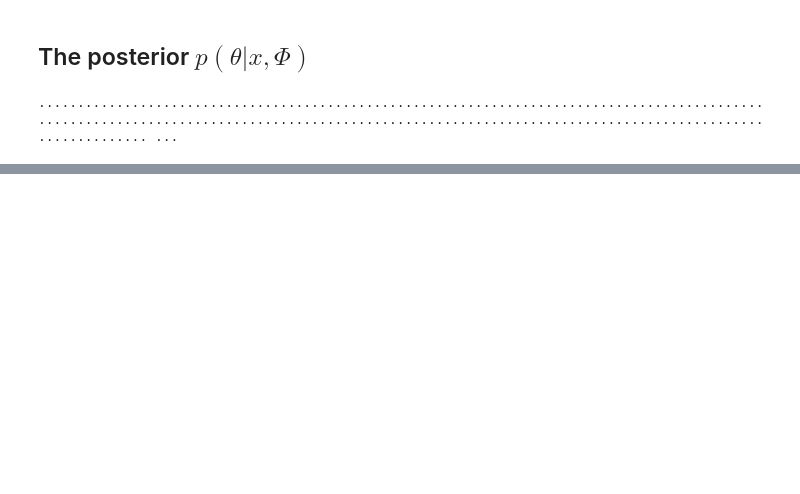
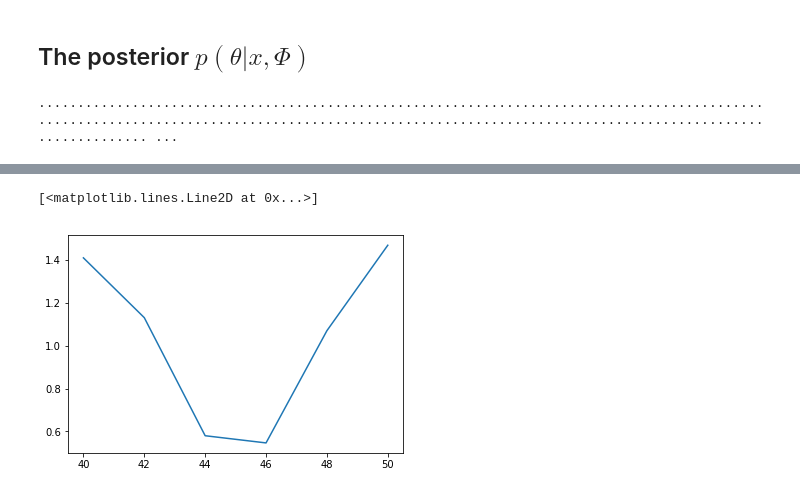
Before and after one commit to cranmer/active_sciencing, a Jupyter notebook: clean/active_weinberg.ipynb, the cells around one changed output, grey strips where cells are left out. Cells and saved outputs as stored; diff of their text form; code cells hidden in the pictures; blank space fills up the shorter version.

```diff
--- a/clean/active_weinberg.ipynb
+++ b/clean/active_weinberg.ipynb
@@ -149,0 +151,12 @@ plt.axvline(example_theta, c = 'grey') #truth
+# %%
+eig = []
+emcee_kwargs = dict(
+    n_chainlen = 30,
+    lnprob_args = dict(simulator = THE_SIMULATOR,
+                       simulation_kwargs = {'n_samples': model_details_lnlike_nsim},
+                       distr_kwargs =  {'range': DATA_RANGE},
+                       logpdf_kwargs = {'mirror': model_details_mirror, 'mirror_shifts': model_details_shifts}
+                      ),
+)
+for x in np.linspace(*PHI_RANGE, num = 6).reshape(-1,1):
+    eig.append(common.expected_information_gain(x,example_posterior, emcee_kwargs = emcee_kwargs,map_bins = 21))
@@ -149,0 +181,5 @@ plt.axvline(example_theta, c = 'grey') #truth
+# %%
+plt.plot(np.linspace(*PHI_RANGE, num = 6),eig)
+# %% [output]
+[<matplotlib.lines.Line2D at 0x...>]
+[figure, added]
```
Also changed, not shown: parts of 7 cells of this notebook, 3 other files.
